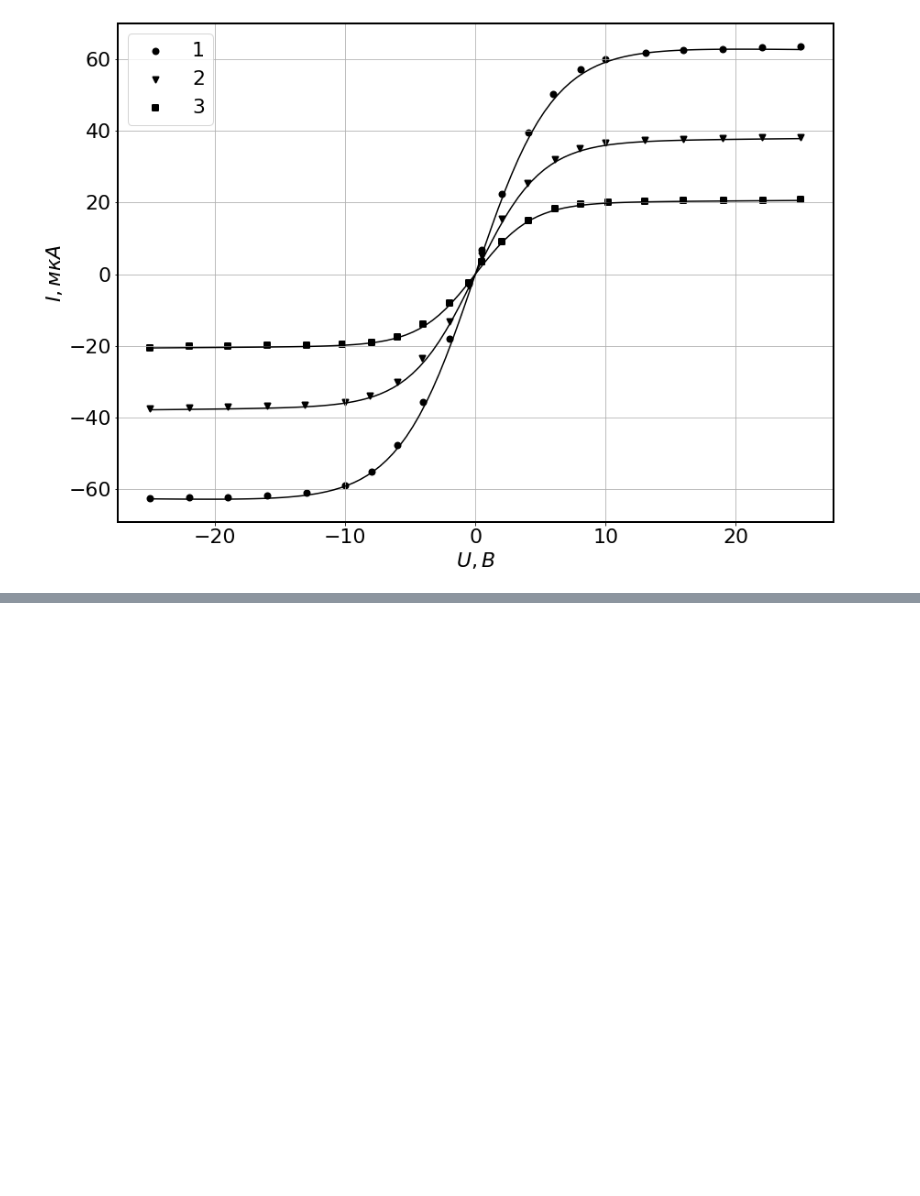
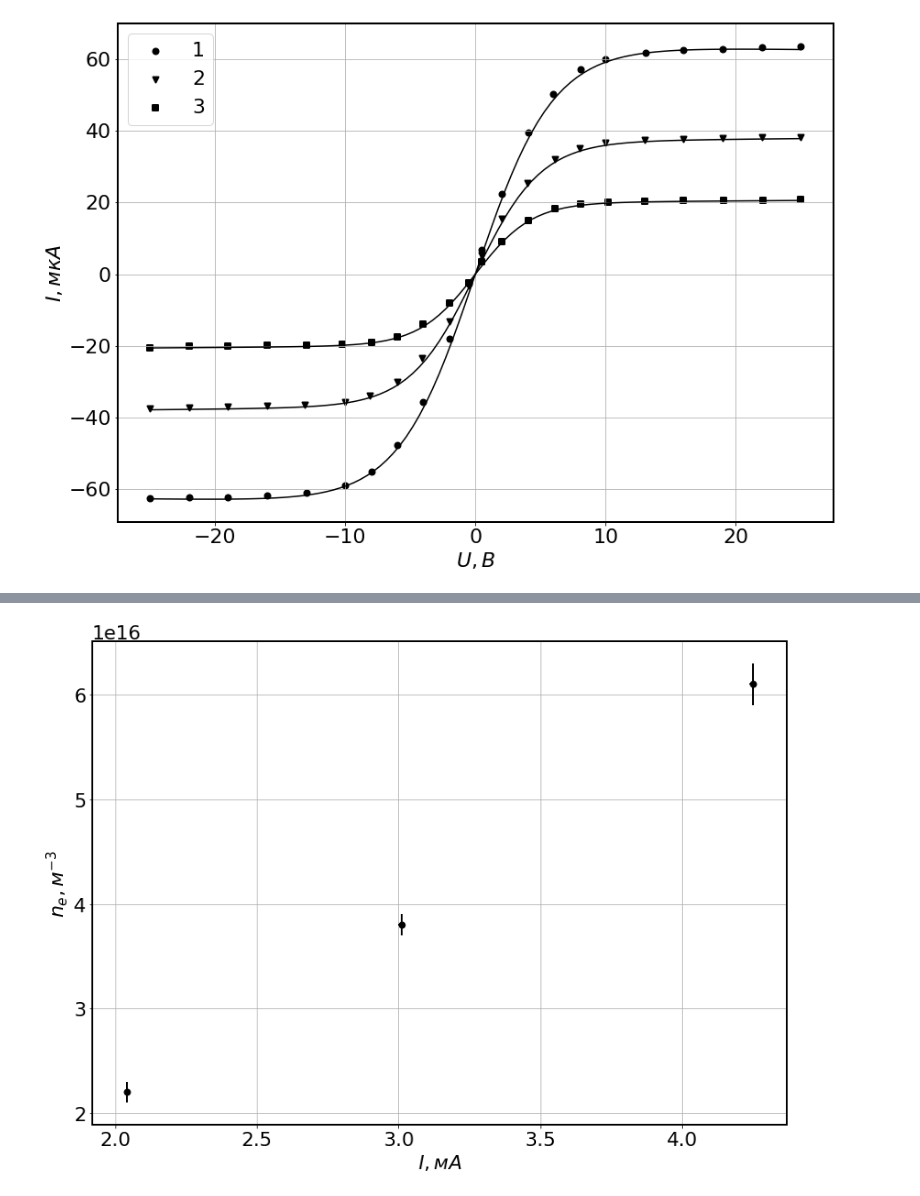
Before and after one commit to AndryDeveloper/mipt_edu, a Jupyter notebook: 3sem/labs/3.5.1/process.ipynb, the cells around one changed output, grey strips where cells are left out. Saved outputs shown, nothing was run; the diff lists cells and outputs as text; code cells hidden in the pictures; blank space fills up the shorter version.

```diff
--- a/3sem/labs/3.5.1/process.ipynb
+++ b/3sem/labs/3.5.1/process.ipynb
@@ -157,0 +187,29 @@ I, gamma, A
+# %%
+plt.rc('font', size=22)
+
+markers = ['o', 'v', '>', '<', '^', 's', 'D']
+# markers = ['1', '2', '3', '4', '+', 'x', '.']
+
+fig, ax = plt.subplots(figsize=(14, 10))
+ax.spines['bottom'].set_linewidth(2)
+ax.spines['top'].set_linewidth(2)
+ax.spines['right'].set_linewidth(2)
+ax.spines['left'].set_linewidth(2)
+ax.grid()
+
+x = [4.25, 3.01, 2.04]
+nd = [2.9, 3.7, 4.9]
+a = np.array([6.1, 3.8, 2.2])*10**16
+
+dx = [0.01] * 3
+dnd = [0.2, 0.2, 0.3]
+da = np.array([0.2, 0.1, 0.1])*10**16
+ax.scatter(x, a, linewidth=2, c='black', marker='o')
+ax.errorbar(x, a, xerr = dx, yerr = da, fmt='none', linewidth=2, c='black')
+
+
+ax.set_ylabel(r"$n_e, м^{-3}$")
+ax.set_xlabel(r"$I, мА$")
+fig.savefig(r'images/neI.eps', format='eps')
+# %% [output]
+[figure, added]
```
Also changed, not shown: parts of 4 cells of this notebook, 23 other files.
